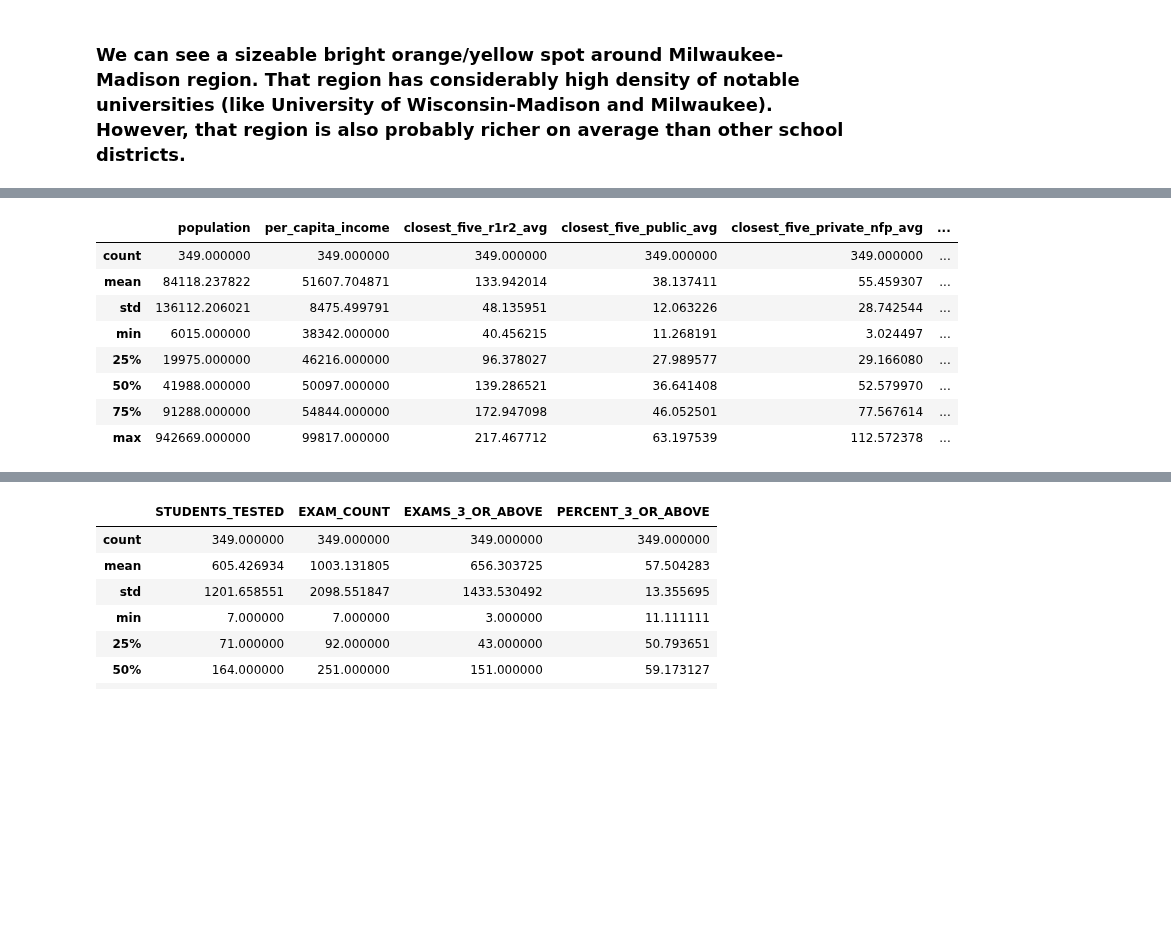
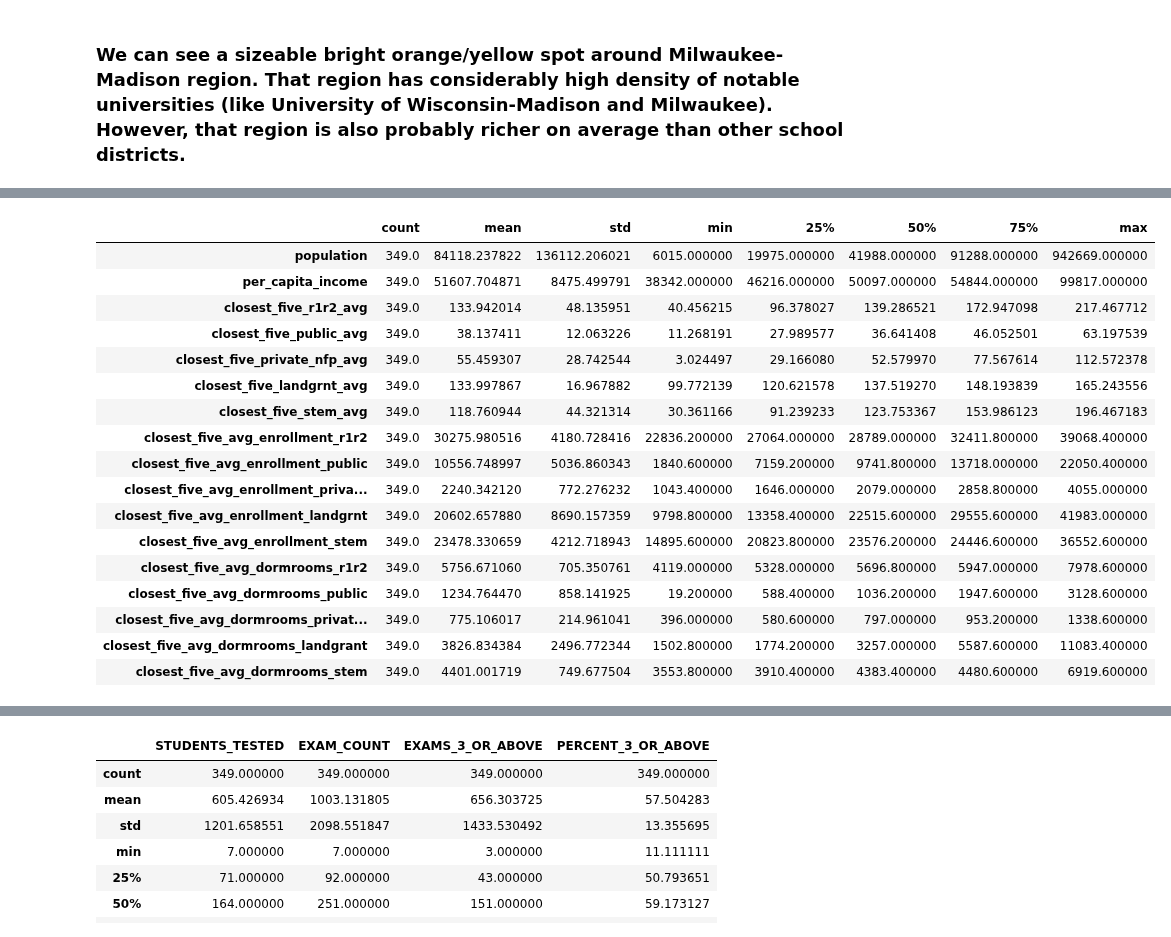
Before and after one commit to mcelhens/AP-Outcomes-to-University-Metrics, a Jupyter notebook: Wisconsin/EDA_and_plots_with_plotly.ipynb, the cells around one changed output, grey strips where cells are left out. Cells and saved outputs as stored; diff of their text form; code cells hidden in the pictures; blank space fills up the shorter version.

```diff
--- a/Wisconsin/EDA_and_plots_with_plotly.ipynb
+++ b/Wisconsin/EDA_and_plots_with_plotly.ipynb
@@ -116,15 +116,24 @@ wisconsin22 = wisconsin[wisconsin['Year'] == 2022]
 # %%
 # non-AP related numeric coulumns:
 features = wisconsin.columns[8:]
-wisconsin[features].describe()
+wisconsin[features].describe().T
 # %% [output]
-|  | population | per_capita_income | closest_five_r1r2_avg | closest_five_public_avg | closest_five_private_nfp_avg | ... |
-| count | 349.000000 | 349.000000 | 349.000000 | 349.000000 | 349.000000 | ... |
-| mean | 84118.237822 | 51607.704871 | 133.942014 | 38.137411 | 55.459307 | ... |
-| std | 136112.206021 | 8475.499791 | 48.135951 | 12.063226 | 28.742544 | ... |
-| min | 6015.000000 | 38342.000000 | 40.456215 | 11.268191 | 3.024497 | ... |
-| 25% | 19975.000000 | 46216.000000 | 96.378027 | 27.989577 | 29.166080 | ... |
-| 50% | 41988.000000 | 50097.000000 | 139.286521 | 36.641408 | 52.579970 | ... |
-| 75% | 91288.000000 | 54844.000000 | 172.947098 | 46.052501 | 77.567614 | ... |
-| max | 942669.000000 | 99817.000000 | 217.467712 | 63.197539 | 112.572378 | ... |
+|  | count | mean | std | min | 25% | 50% | 75% | max |
+| population | 349.0 | 84118.237822 | 136112.206021 | 6015.000000 | 19975.000000 | 41988.000000 | 91288.000000 | 942669.000000 |
+| per_capita_income | 349.0 | 51607.704871 | 8475.499791 | 38342.000000 | 46216.000000 | 50097.000000 | 54844.000000 | 99817.000000 |
+| closest_five_r1r2_avg | 349.0 | 133.942014 | 48.135951 | 40.456215 | 96.378027 | 139.286521 | 172.947098 | 217.467712 |
+| closest_five_public_avg | 349.0 | 38.137411 | 12.063226 | 11.268191 | 27.989577 | 36.641408 | 46.052501 | 63.197539 |
+| closest_five_private_nfp_avg | 349.0 | 55.459307 | 28.742544 | 3.024497 | 29.166080 | 52.579970 | 77.567614 | 112.572378 |
+| closest_five_landgrnt_avg | 349.0 | 133.997867 | 16.967882 | 99.772139 | 120.621578 | 137.519270 | 148.193839 | 165.243556 |
+| closest_five_stem_avg | 349.0 | 118.760944 | 44.321314 | 30.361166 | 91.239233 | 123.753367 | 153.986123 | 196.467183 |
+| closest_five_avg_enrollment_r1r2 | 349.0 | 30275.980516 | 4180.728416 | 22836.200000 | 27064.000000 | 28789.000000 | 32411.800000 | 39068.400000 |
+| closest_five_avg_enrollment_public | 349.0 | 10556.748997 | 5036.860343 | 1840.600000 | 7159.200000 | 9741.800000 | 13718.000000 | 22050.400000 |
+| closest_five_avg_enrollment_priva... | 349.0 | 2240.342120 | 772.276232 | 1043.400000 | 1646.000000 | 2079.000000 | 2858.800000 | 4055.000000 |
+| closest_five_avg_enrollment_landgrnt | 349.0 | 20602.657880 | 8690.157359 | 9798.800000 | 13358.400000 | 22515.600000 | 29555.600000 | 41983.000000 |
+| closest_five_avg_enrollment_stem | 349.0 | 23478.330659 | 4212.718943 | 14895.600000 | 20823.800000 | 23576.200000 | 24446.600000 | 36552.600000 |
+| closest_five_avg_dormrooms_r1r2 | 349.0 | 5756.671060 | 705.350761 | 4119.000000 | 5328.000000 | 5696.800000 | 5947.000000 | 7978.600000 |
+| closest_five_avg_dormrooms_public | 349.0 | 1234.764470 | 858.141925 | 19.200000 | 588.400000 | 1036.200000 | 1947.600000 | 3128.600000 |
+| closest_five_avg_dormrooms_privat... | 349.0 | 775.106017 | 214.961041 | 396.000000 | 580.600000 | 797.000000 | 953.200000 | 1338.600000 |
+| closest_five_avg_dormrooms_landgrant | 349.0 | 3826.834384 | 2496.772344 | 1502.800000 | 1774.200000 | 3257.000000 | 5587.600000 | 11083.400000 |
+| closest_five_avg_dormrooms_stem | 349.0 | 4401.001719 | 749.677504 | 3553.800000 | 3910.400000 | 4383.400000 | 4480.600000 | 6919.600000 |
 # %%
```
Also changed, not shown: parts of 1 cell of this notebook, 2 other files.
